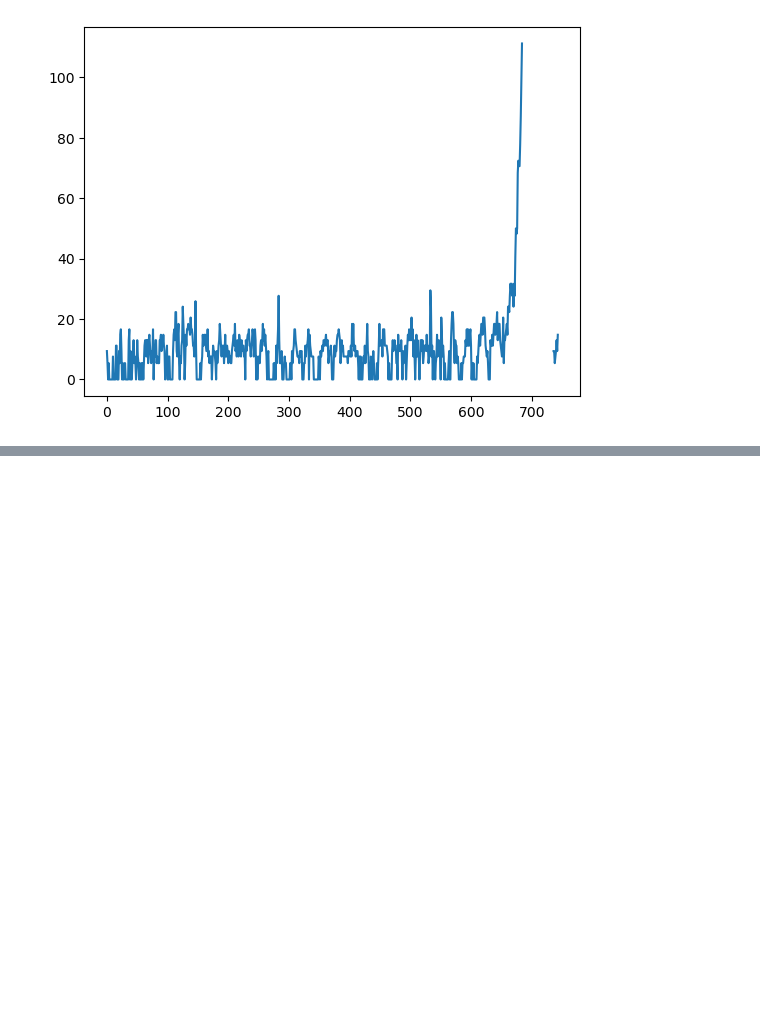
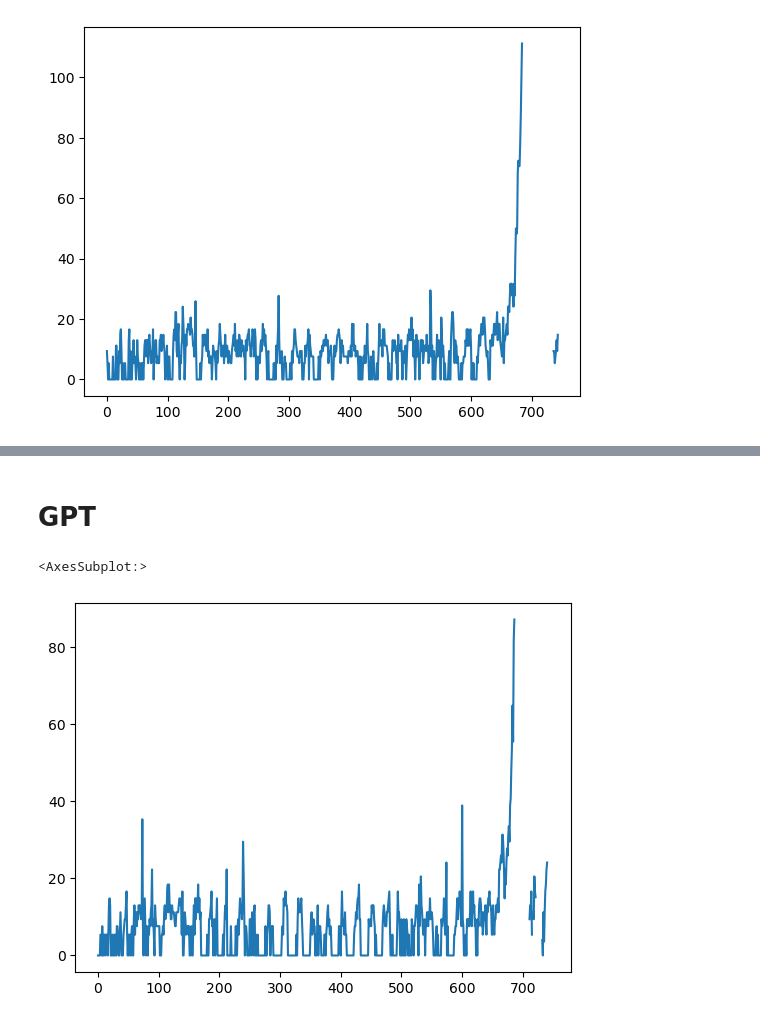
Before and after one commit to DanielSchuster259/sql-api-project-weather-flights, a Jupyter notebook: daniels.ipynb, the cells around one changed output, grey strips where cells are left out. Cells and saved outputs as stored; diff of their text form; code cells hidden in the pictures; blank space fills up the shorter version.

```diff
--- a/daniels.ipynb
+++ b/daniels.ipynb
@@ -189,0 +216,12 @@ msy_hourly_clean.wind_speed_kph.plot()
+# %% [markdown]
+# GPT
+# %%
+gpt_hourly = get_kat_data('30.413366', '-89.072955', 'hourly')
+
+gpt_hourly_clean = clean_hourly_data(gpt_hourly, 'GPT')
+
+# msy_hourly_clean.wind_speed_kph.sort_values(ascending=False)
+gpt_hourly_clean.wind_speed_kph.plot()
+# %% [output]
+<AxesSubplot:>
+[figure, added]
```
Also changed, not shown: parts of 27 cells of this notebook.
